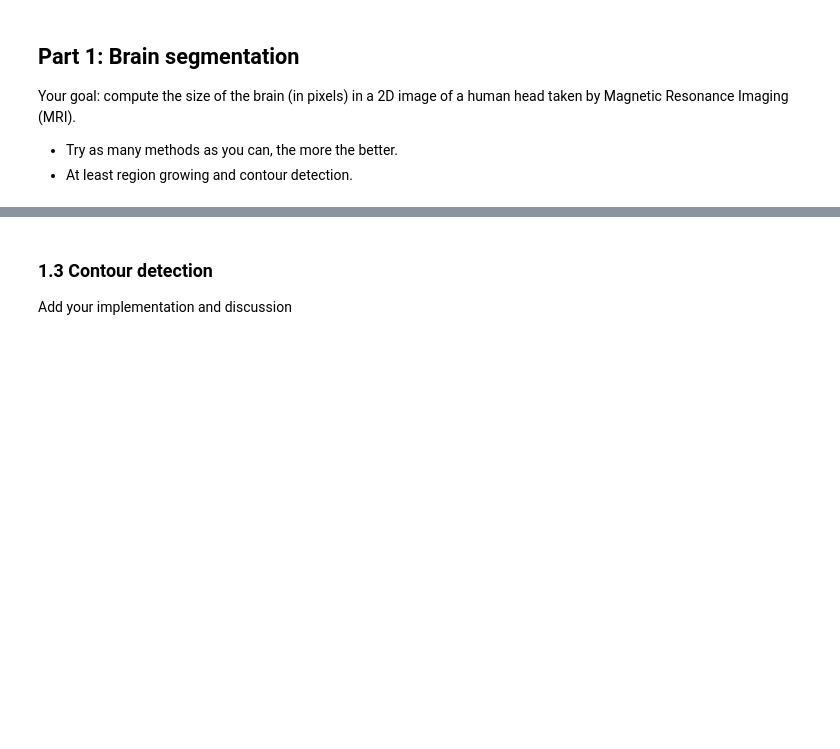
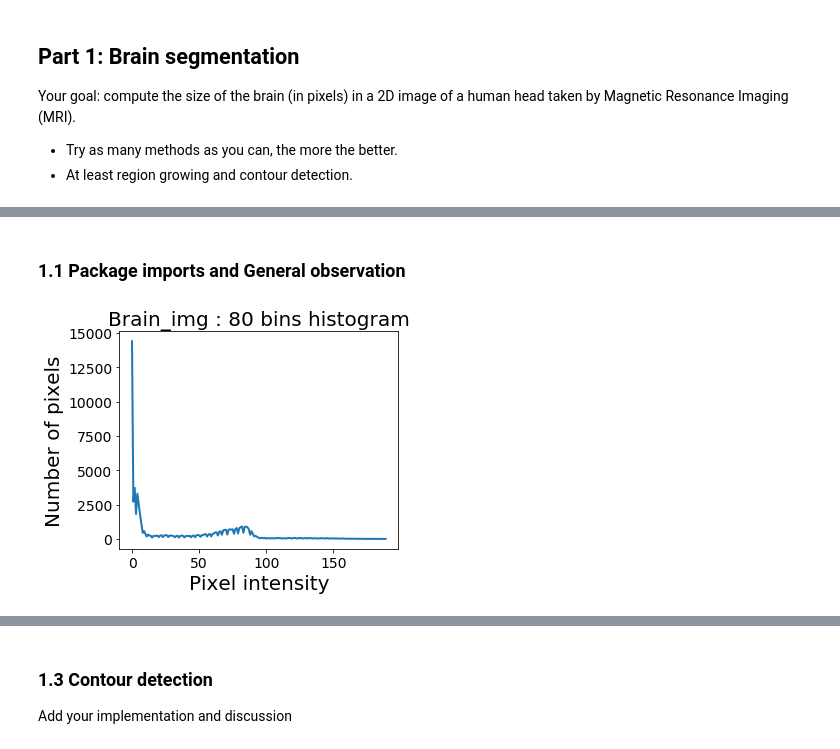
Before and after one commit to raphaelreis/iapr-2019, a Jupyter notebook: labs/lab_01_segmentation.ipynb, the cells around one changed output, grey strips where cells are left out. Cells and saved outputs as stored; diff of their text form; code cells hidden in the pictures; blank space fills up the shorter version.

```diff
--- a/labs/lab_01_segmentation.ipynb
+++ b/labs/lab_01_segmentation.ipynb
@@ -48,0 +50,2 @@ plt.show()
+# %% [markdown]
+### 1.1 Package imports and General observation
@@ -48,0 +86,16 @@ plt.show()
+# %%
+#Let's discover image distribution
+nb_bins = 80
+
+##Displays histogram
+camera = brain_im
+hist, bins_center = exposure.histogram(camera)
+fig = plt.figure(figsize=(5, 4))
+plt.plot(bins_center, hist, lw=2)
+plt.xlabel('Pixel intensity')
+plt.ylabel('Number of pixels')
+plt.title('Brain_img : {} bins histogram'.format(nb_bins))
+
+plt.show()
+# %% [output]
+[figure, added]
```
Also changed, not shown: parts of 33 cells of this notebook.
